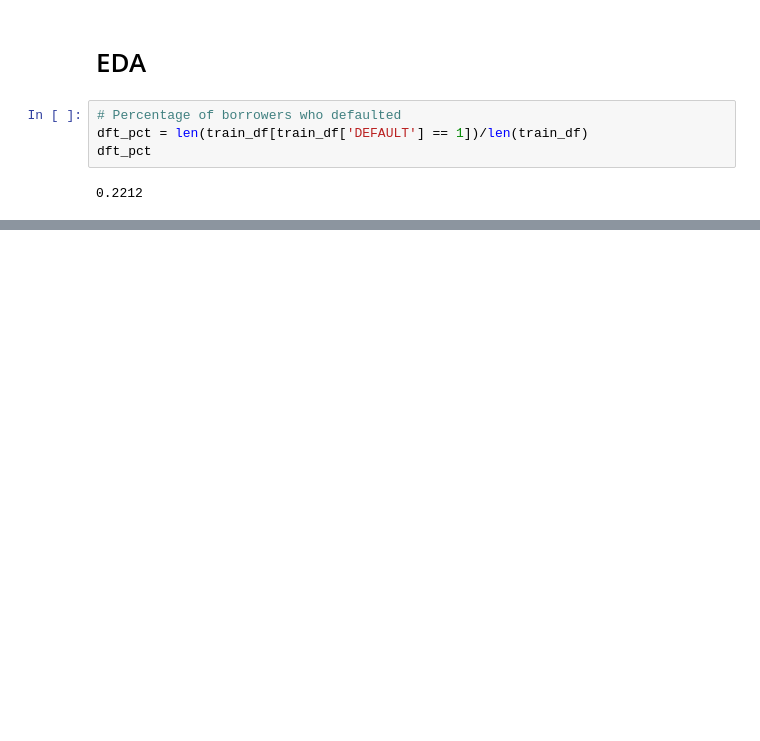
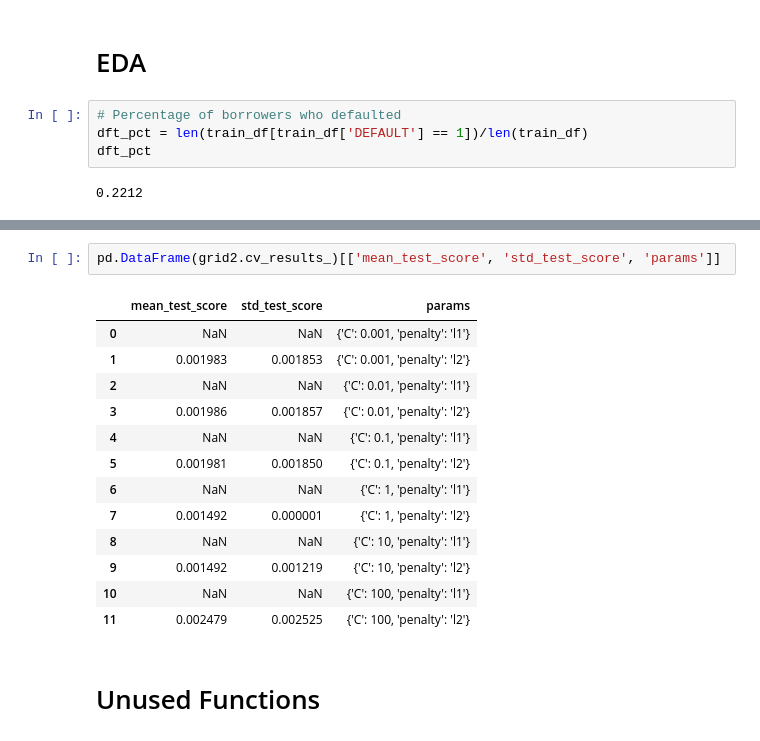
Before and after one commit to EricB10/credit-default-classification-project, a Jupyter notebook: eric_notebook.ipynb, the cells around one changed output, grey strips where cells are left out. Saved outputs shown, nothing was run; the diff lists cells and outputs as text; blank space fills up the shorter version.

```diff
--- a/eric_notebook.ipynb
+++ b/eric_notebook.ipynb
@@ -212,0 +374,18 @@ pplot_features(train_df, train_df.drop(columns='DEFAULT').keys())
+# %%
+pd.DataFrame(grid2.cv_results_)[['mean_test_score', 'std_test_score', 'params']]
+# %% [output]
+|  | mean_test_score | std_test_score | params |
+| 0 | NaN | NaN | {'C': 0.001, 'penalty': 'l1'} |
+| 1 | 0.001983 | 0.001853 | {'C': 0.001, 'penalty': 'l2'} |
+| 2 | NaN | NaN | {'C': 0.01, 'penalty': 'l1'} |
+| 3 | 0.001986 | 0.001857 | {'C': 0.01, 'penalty': 'l2'} |
+| 4 | NaN | NaN | {'C': 0.1, 'penalty': 'l1'} |
+| 5 | 0.001981 | 0.001850 | {'C': 0.1, 'penalty': 'l2'} |
+| 6 | NaN | NaN | {'C': 1, 'penalty': 'l1'} |
+| 7 | 0.001492 | 0.000001 | {'C': 1, 'penalty': 'l2'} |
+| 8 | NaN | NaN | {'C': 10, 'penalty': 'l1'} |
+| 9 | 0.001492 | 0.001219 | {'C': 10, 'penalty': 'l2'} |
+| 10 | NaN | NaN | {'C': 100, 'penalty': 'l1'} |
+| 11 | 0.002479 | 0.002525 | {'C': 100, 'penalty': 'l2'} |
+# %% [markdown]
+# Unused Functions
```
Also changed, not shown: parts of 28 cells of this notebook.
